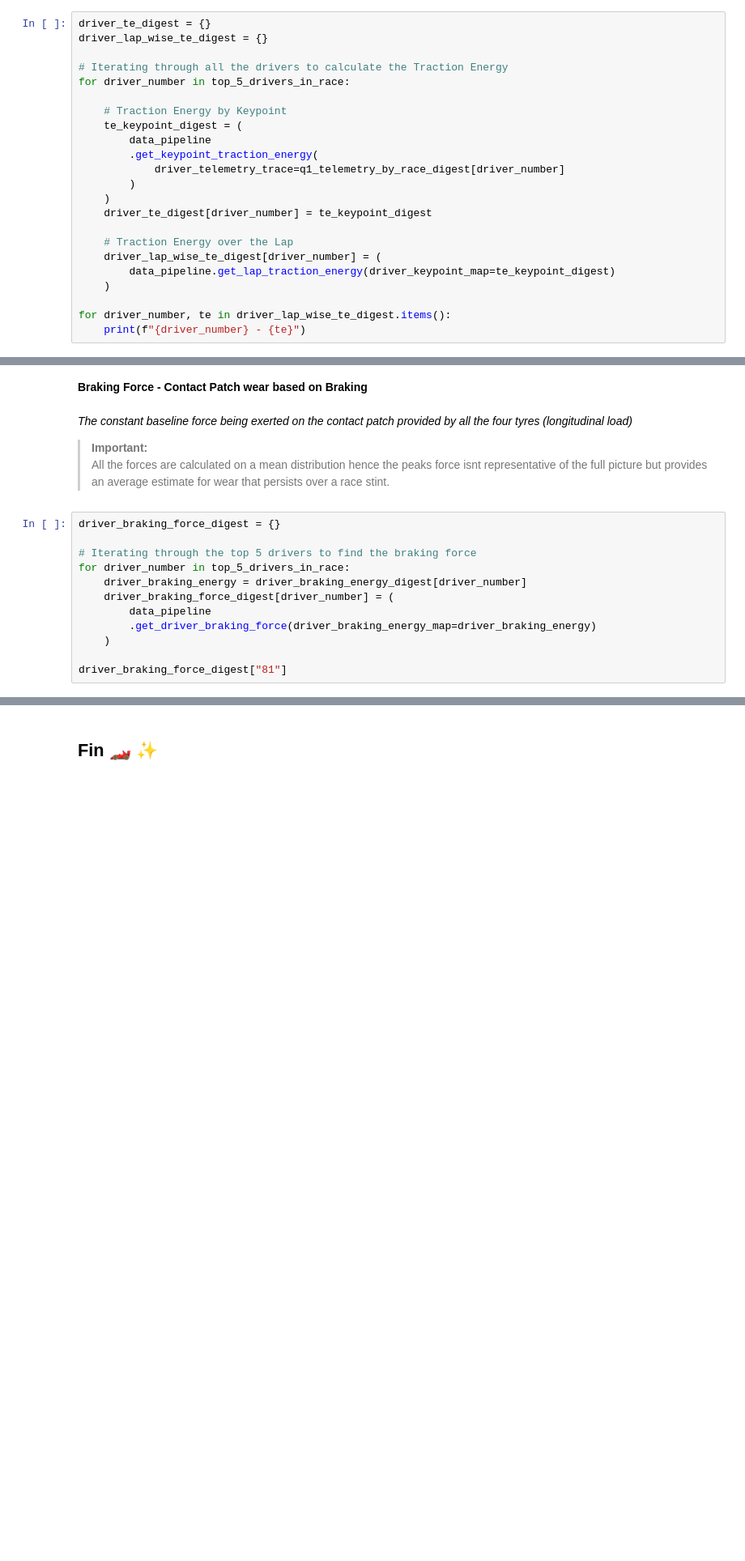
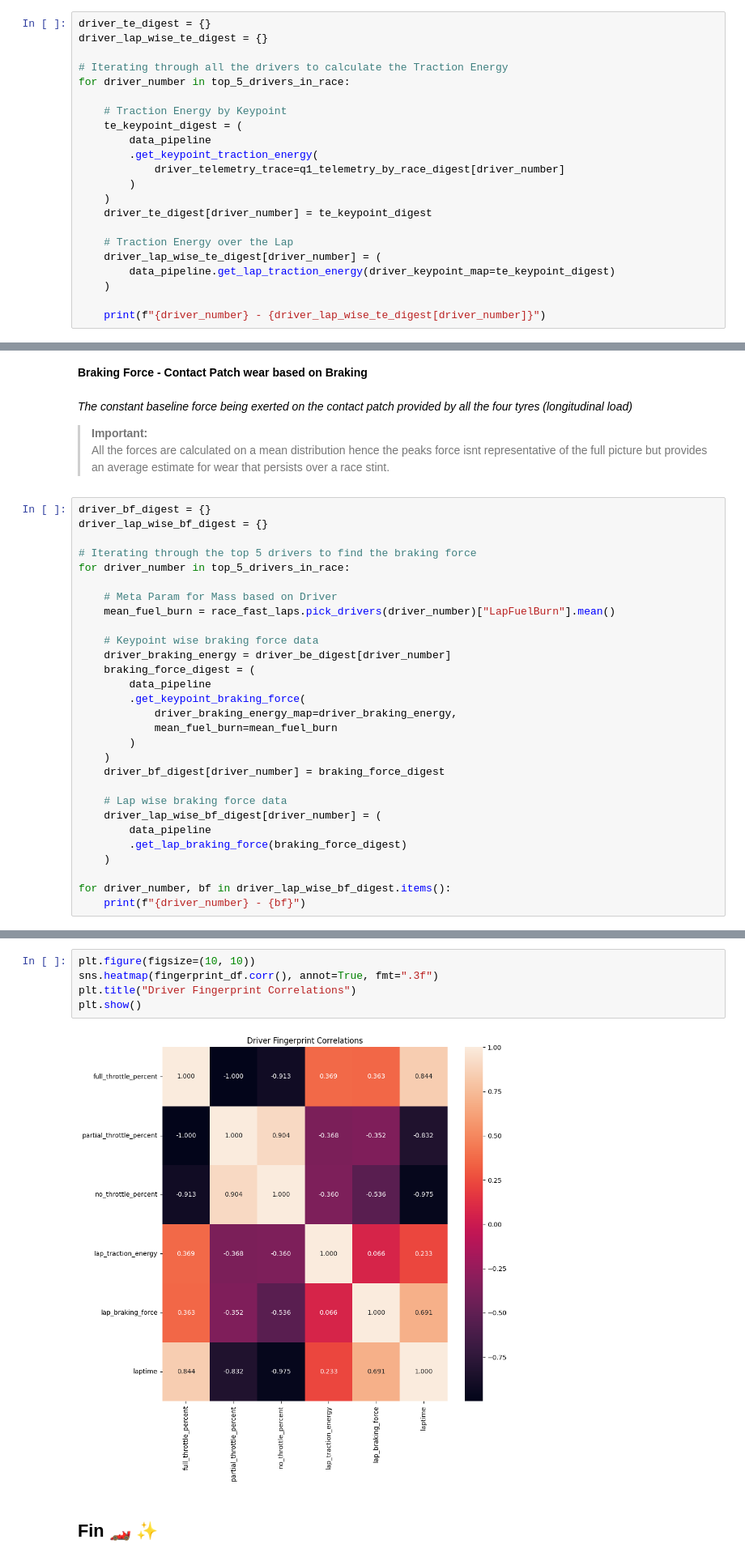
Before and after one commit to anilhimam17/Racing-all-Along, a Jupyter notebook: F1/notebooks/race_debriefs_2025/brazil_2025.ipynb, the cells around one changed output, grey strips where cells are left out. Shown at 81% size. Drawn from its saved outputs; the diff is of its cells as text; blank space fills up the shorter version.

Commit message:
feat: phase - 0 completed | feature engineering and fingerprint done

```diff
--- a/F1/notebooks/race_debriefs_2025/brazil_2025.ipynb
+++ b/F1/notebooks/race_debriefs_2025/brazil_2025.ipynb
@@ -397,8 +398,7 @@ for driver_number in top_5_drivers_in_race:
         data_pipeline.get_lap_traction_energy(driver_keypoint_map=te_keypoint_digest)
     )
 
-for driver_number, te in driver_lap_wise_te_digest.items():
-    print(f"{driver_number} - {te}")
+    print(f"{driver_number} - {driver_lap_wise_te_digest[driver_number]}")
 # %% [output]
 4 - 20013.45976257539
 12 - 20702.782175620097
@@ -461,15 +476,32 @@ driver_braking_energy_digest["4"]
 >**Important:**<br>
 >All the forces are calculated on a mean distribution hence the peaks force isnt representative of the full picture but provides an average estimate for wear that persists over a race stint.
 # %%
-driver_braking_force_digest = {}
+driver_bf_digest = {}
+driver_lap_wise_bf_digest = {}
 
 # Iterating through the top 5 drivers to find the braking force
 for driver_number in top_5_drivers_in_race:
-    driver_braking_energy = driver_braking_energy_digest[driver_number]
-    driver_braking_force_digest[driver_number] = (
+
+    # Meta Param for Mass based on Driver
+    mean_fuel_burn = race_fast_laps.pick_drivers(driver_number)["LapFuelBurn"].mean()
+
+    # Keypoint wise braking force data
+    driver_braking_energy = driver_be_digest[driver_number]
+    braking_force_digest = (
         data_pipeline
-        .get_driver_braking_force(driver_braking_energy_map=driver_braking_energy)
+        .get_keypoint_braking_force(
+            driver_braking_energy_map=driver_braking_energy,
+            mean_fuel_burn=mean_fuel_burn
+        )
+    )
+    driver_bf_digest[driver_number] = braking_force_digest
+
+    # Lap wise braking force data
+    driver_lap_wise_bf_digest[driver_number] = (
+        data_pipeline
+        .get_lap_braking_force(braking_force_digest)
     )
 
-driver_braking_force_digest["81"]
+for driver_number, bf in driver_lap_wise_bf_digest.items():
+    print(f"{driver_number} - {bf}")
 # %% [output]
@@ -484,2 +593,9 @@ driver_braking_force_digest["81"]
+# %%
+plt.figure(figsize=(10, 10))
+sns.heatmap(fingerprint_df.corr(), annot=True, fmt=".3f")
+plt.title("Driver Fingerprint Correlations")
+plt.show()
+# %% [output]
+[figure, added]
 # %% [markdown]
 ## Fin 🏎️ ✨
```
Also changed, not shown: parts of 10 cells of this notebook.
